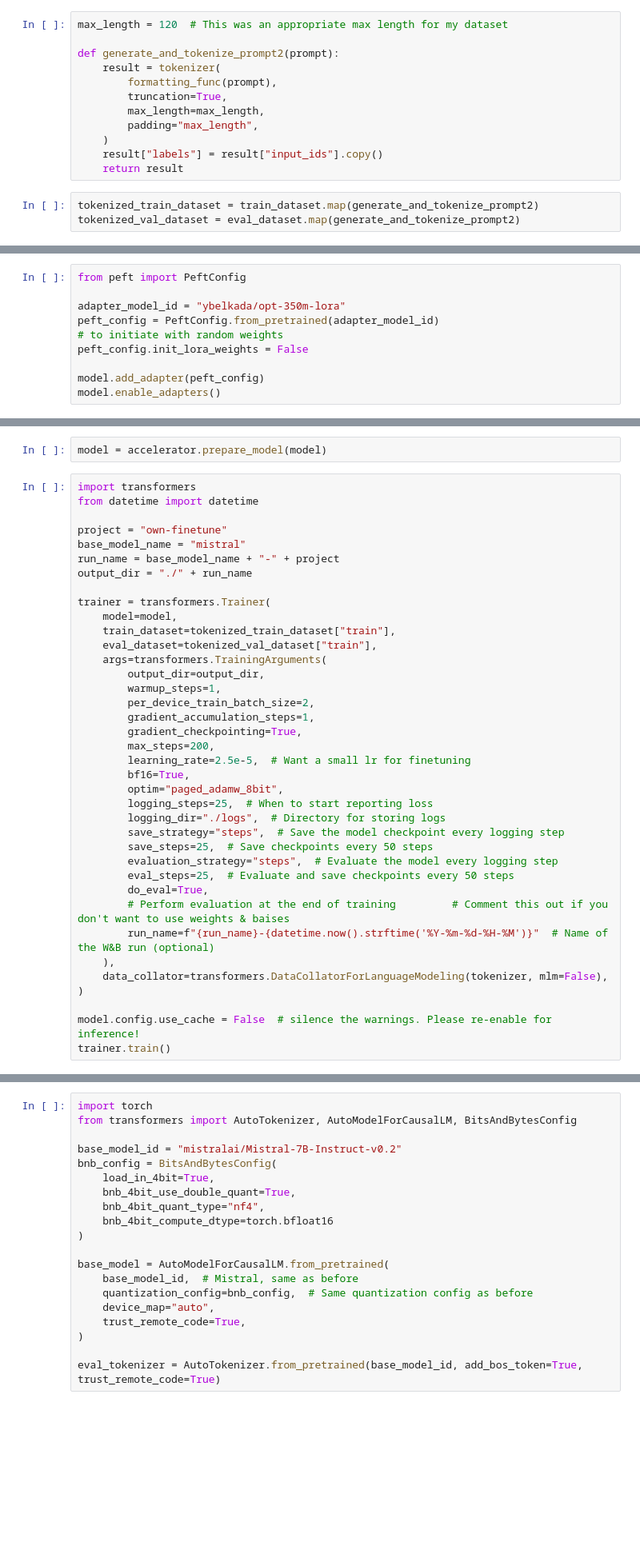
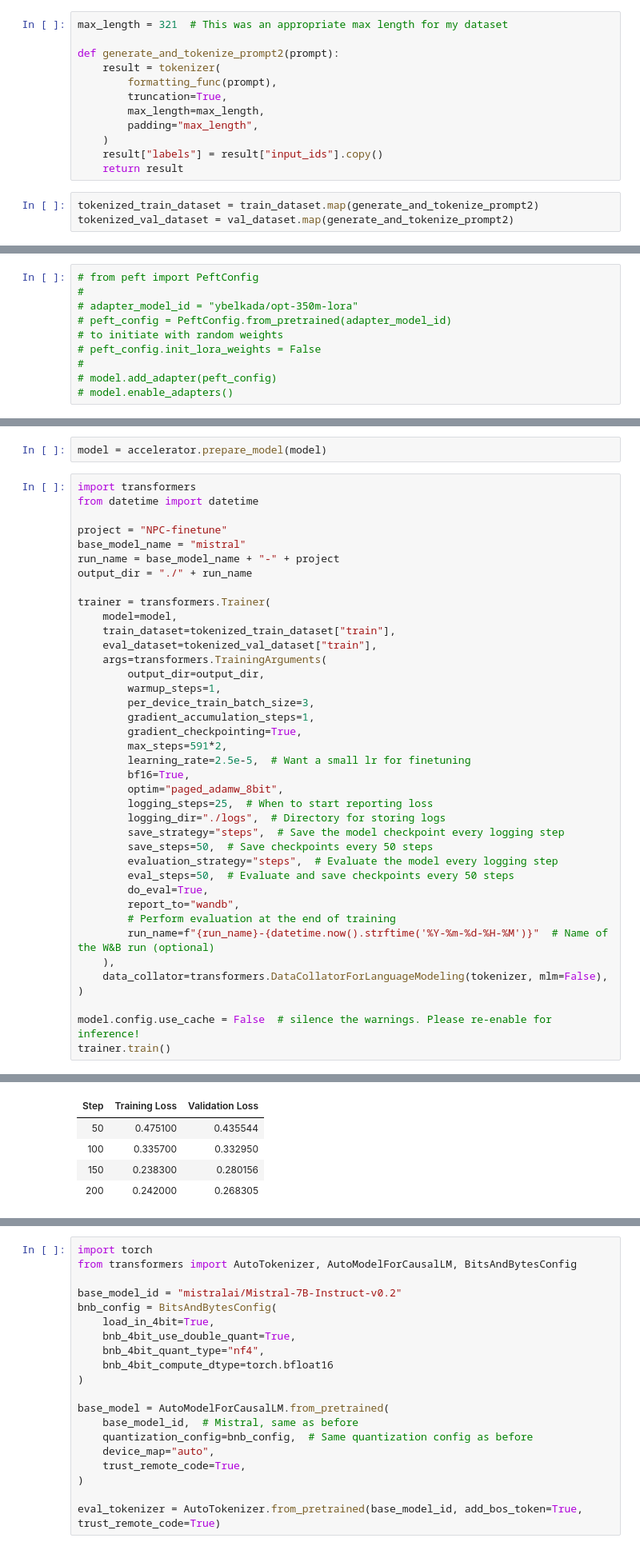
Before and after one commit to geoartop/Thesis-LLM-FineTuning-for-interactive-game-dialogues, a Jupyter notebook: mistral_own_data_finetune.ipynb, the cells around one changed output, grey strips where cells are left out. Shown: that part at 80% size. Drawn from its saved outputs; the diff is of its cells as text; blank space fills up the shorter version.

Commit message:
Finalise dataset generation and finish a testing training

```diff
--- a/mistral_own_data_finetune.ipynb
+++ b/mistral_own_data_finetune.ipynb
@@ -311,5 +343,5 @@ plot_data_lengths(tokenized_train_dataset, tokenized_val_dataset)
 # %%
-max_length = 120  # This was an appropriate max length for my dataset
+max_length = 321  # This was an appropriate max length for my dataset
 
 def generate_and_tokenize_prompt2(prompt):
     result = tokenizer(
@@ -322,4 +354,4 @@ def generate_and_tokenize_prompt2(prompt):
     return result
 # %%
 tokenized_train_dataset = train_dataset.map(generate_and_tokenize_prompt2)
-tokenized_val_dataset = eval_dataset.map(generate_and_tokenize_prompt2)
+tokenized_val_dataset = val_dataset.map(generate_and_tokenize_prompt2)
@@ -345,10 +396,10 @@ with torch.no_grad():
 # %%
-from peft import PeftConfig
-
-adapter_model_id = "ybelkada/opt-350m-lora"
-peft_config = PeftConfig.from_pretrained(adapter_model_id)
+# from peft import PeftConfig
+#
+# adapter_model_id = "ybelkada/opt-350m-lora"
+# peft_config = PeftConfig.from_pretrained(adapter_model_id)
 # to initiate with random weights
-peft_config.init_lora_weights = False
-
-model.add_adapter(peft_config)
-model.enable_adapters()
+# peft_config.init_lora_weights = False
+#
+# model.add_adapter(peft_config)
+# model.enable_adapters()
@@ -409,7 +497,7 @@ model = accelerator.prepare_model(model)
 import transformers
 from datetime import datetime
 
-project = "own-finetune"
+project = "NPC-finetune"
 base_model_name = "mistral"
 run_name = base_model_name + "-" + project
 output_dir = "./" + run_name
@@ -421,21 +509,22 @@ trainer = transformers.Trainer(
     args=transformers.TrainingArguments(
         output_dir=output_dir,
         warmup_steps=1,
-        per_device_train_batch_size=2,
+        per_device_train_batch_size=3,
         gradient_accumulation_steps=1,
         gradient_checkpointing=True,
-        max_steps=200,
+        max_steps=591*2,
         learning_rate=2.5e-5,  # Want a small lr for finetuning
         bf16=True,
         optim="paged_adamw_8bit",
         logging_steps=25,  # When to start reporting loss
         logging_dir="./logs",  # Directory for storing logs
         save_strategy="steps",  # Save the model checkpoint every logging step
-        save_steps=25,  # Save checkpoints every 50 steps
+        save_steps=50,  # Save checkpoints every 50 steps
         evaluation_strategy="steps",  # Evaluate the model every logging step
-        eval_steps=25,  # Evaluate and save checkpoints every 50 steps
+        eval_steps=50,  # Evaluate and save checkpoints every 50 steps
         do_eval=True,
-        # Perform evaluation at the end of training         # Comment this out if you don't want to use weights & baises
+        report_to="wandb",
+        # Perform evaluation at the end of training
         run_name=f"{run_name}-{datetime.now().strftime('%Y-%m-%d-%H-%M')}"  # Name of the W&B run (optional)
     ),
     data_collator=transformers.DataCollatorForLanguageModeling(tokenizer, mlm=False),
@@ -443,3 +532,4 @@ trainer = transformers.Trainer(
 
 model.config.use_cache = False  # silence the warnings. Please re-enable for inference!
 trainer.train()
+# %% [output]
@@ -445,0 +550,5 @@ trainer.train()
+| Step | Training Loss | Validation Loss |
+| 50 | 0.475100 | 0.435544 |
+| 100 | 0.335700 | 0.332950 |
+| 150 | 0.238300 | 0.280156 |
+| 200 | 0.242000 | 0.268305 |
```
Also changed, not shown: parts of 30 cells of this notebook, 19 other files.
